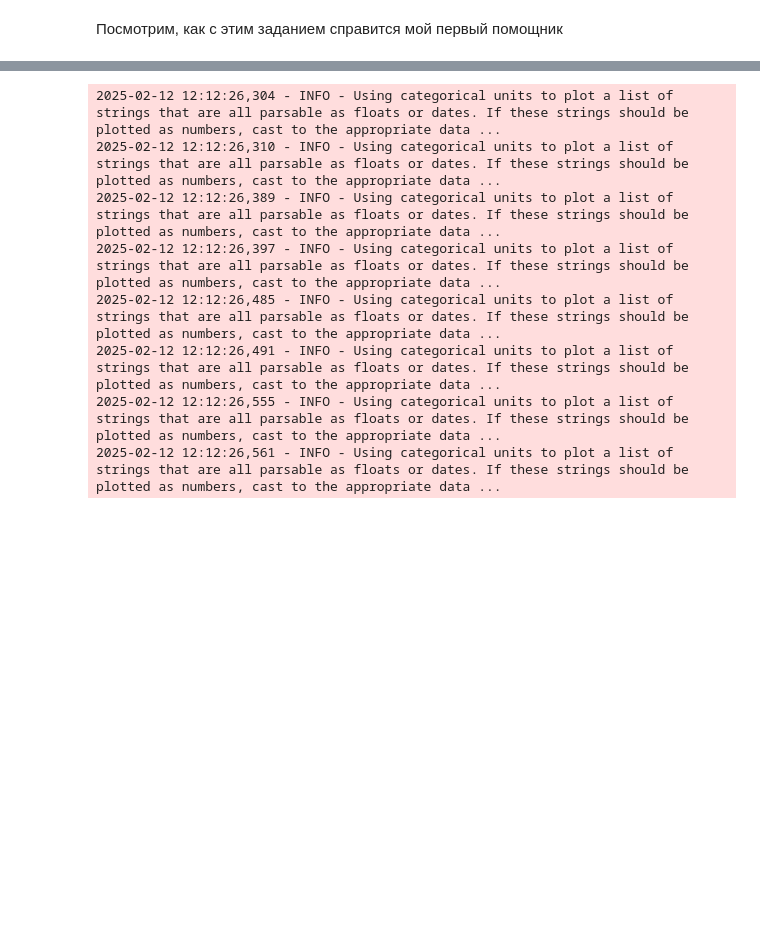
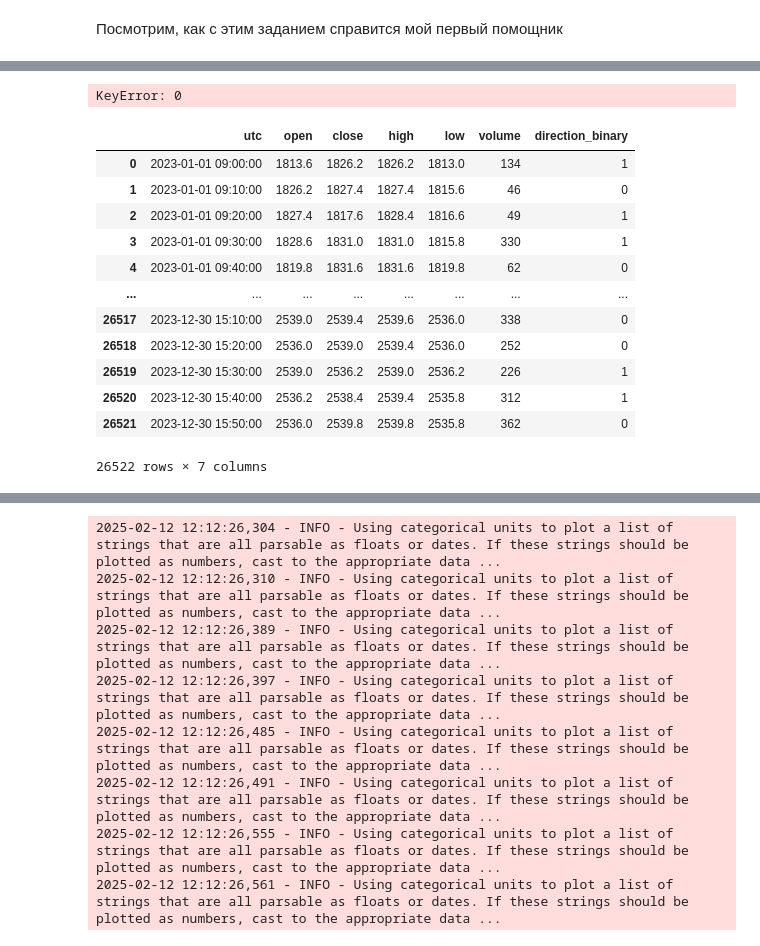
Before and after one commit to Invest-Predict/prices-predictions, a Jupyter notebook: examples/lerochka/mama_time.ipynb, the cells around one changed output, grey strips where cells are left out. Cells and saved outputs as stored; diff of their text form; code cells hidden in the pictures; blank space fills up the shorter version.

```diff
--- a/examples/lerochka/mama_time.ipynb
+++ b/examples/lerochka/mama_time.ipynb
@@ -111,3 +94,39 @@ def calculate_hourly_volatility(dfs, comm_value, labels=None):
 # Пример вызова функции
 # dfs = [df1, df2, df3, df4, df5]  # список датафреймов
 # calculate_hourly_volatility(dfs, commission=0.002, labels=["Dataset 1", "Dataset 2", "Dataset 3", "Dataset 4", "Dataset 5"])
+# %%
+down_time = datetime(2023, 1, 1)
+up_time = datetime(2023, 12, 31)
+
+
+data_Sber = FinData("../../datasets/Sber_10_min.csv")
+data_Sber.restrict_time_down(down_time)
+data_Sber.restrict_time_up(up_time)
+df_Sber = data_Sber.df
+
+
+data_Yn = FinData("../../datasets/Yandex_10_min.csv")
+data_Yn.restrict_time_down(down_time)
+data_Yn.restrict_time_up(up_time)
+df_Yn = data_Yn.df
+
+
+data_VTB = FinData("../../datasets/VTB_10_min.csv")
+data_VTB.restrict_time_down(down_time)
+data_VTB.restrict_time_up(up_time)
+df_VTB = data_VTB.df
+
+
+data_Tatneft = FinData("../../datasets/Tatneft_10_min.csv")
+data_Tatneft.restrict_time_down(down_time)
+data_Tatneft.restrict_time_up(up_time)
+df_Tatneft = data_Tatneft.df
+
+data_Gazprom = FinData("../../datasets/Gazprom_10_min.csv")
+data_Gazprom.restrict_time_down(down_time)
+data_Gazprom.restrict_time_up(up_time)
+df_Gazprom = data_Gazprom.df
+
+
+dfs = [df_Sber, df_Yn, df_VTB, df_Tatneft, df_Gazprom]
+labels = ["Sber", "Yandex", "VTB", "Tatneft", "Gazprom"]
@@ -113,0 +235,33 @@ def calculate_hourly_volatility(dfs, comm_value, labels=None):
+# %%
+data = FinData(Yn_data_filtered)
+
+windows_shifts_norms = [2, 3, 4, 5, 6]
+windows_ma = [2, 4, 6, 8, 18, 30, 50]
+windows_ema = [3, 5, 7, 9, 20, 35, 100]
+
+data.insert_shifts_norms(windows_shifts_norms=windows_shifts_norms)
+data.insert_rolling_means(windows_ma=windows_ma)
+data.insert_exp_rolling_means(windows_ema=windows_ema)
+data.insert_bollinger()
+data.insert_rsi()
+data.insert_high_low_diff()
+data.insert_stochastic_oscillator()
+data.insert_random_prediction()
+# %% [output]
+KeyError: 0
+# %%
+df_Yn
+# %% [output]
+|  | utc | open | close | high | low | volume | direction_binary |
+| 0 | 2023-01-01 09:00:00 | 1813.6 | 1826.2 | 1826.2 | 1813.0 | 134 | 1 |
+| 1 | 2023-01-01 09:10:00 | 1826.2 | 1827.4 | 1827.4 | 1815.6 | 46 | 0 |
+| 2 | 2023-01-01 09:20:00 | 1827.4 | 1817.6 | 1828.4 | 1816.6 | 49 | 1 |
+| 3 | 2023-01-01 09:30:00 | 1828.6 | 1831.0 | 1831.0 | 1815.8 | 330 | 1 |
+| 4 | 2023-01-01 09:40:00 | 1819.8 | 1831.6 | 1831.6 | 1819.8 | 62 | 0 |
+| ... | ... | ... | ... | ... | ... | ... | ... |
+| 26517 | 2023-12-30 15:10:00 | 2539.0 | 2539.4 | 2539.6 | 2536.0 | 338 | 0 |
+| 26518 | 2023-12-30 15:20:00 | 2536.0 | 2539.0 | 2539.4 | 2536.0 | 252 | 0 |
+| 26519 | 2023-12-30 15:30:00 | 2539.0 | 2536.2 | 2539.0 | 2536.2 | 226 | 1 |
+| 26520 | 2023-12-30 15:40:00 | 2536.2 | 2538.4 | 2539.4 | 2535.8 | 312 | 1 |
+| 26521 | 2023-12-30 15:50:00 | 2536.0 | 2539.8 | 2539.8 | 2535.8 | 362 | 0 |
+26522 rows × 7 columns
```
Also changed, not shown: parts of 18 cells of this notebook, 9 other files.
